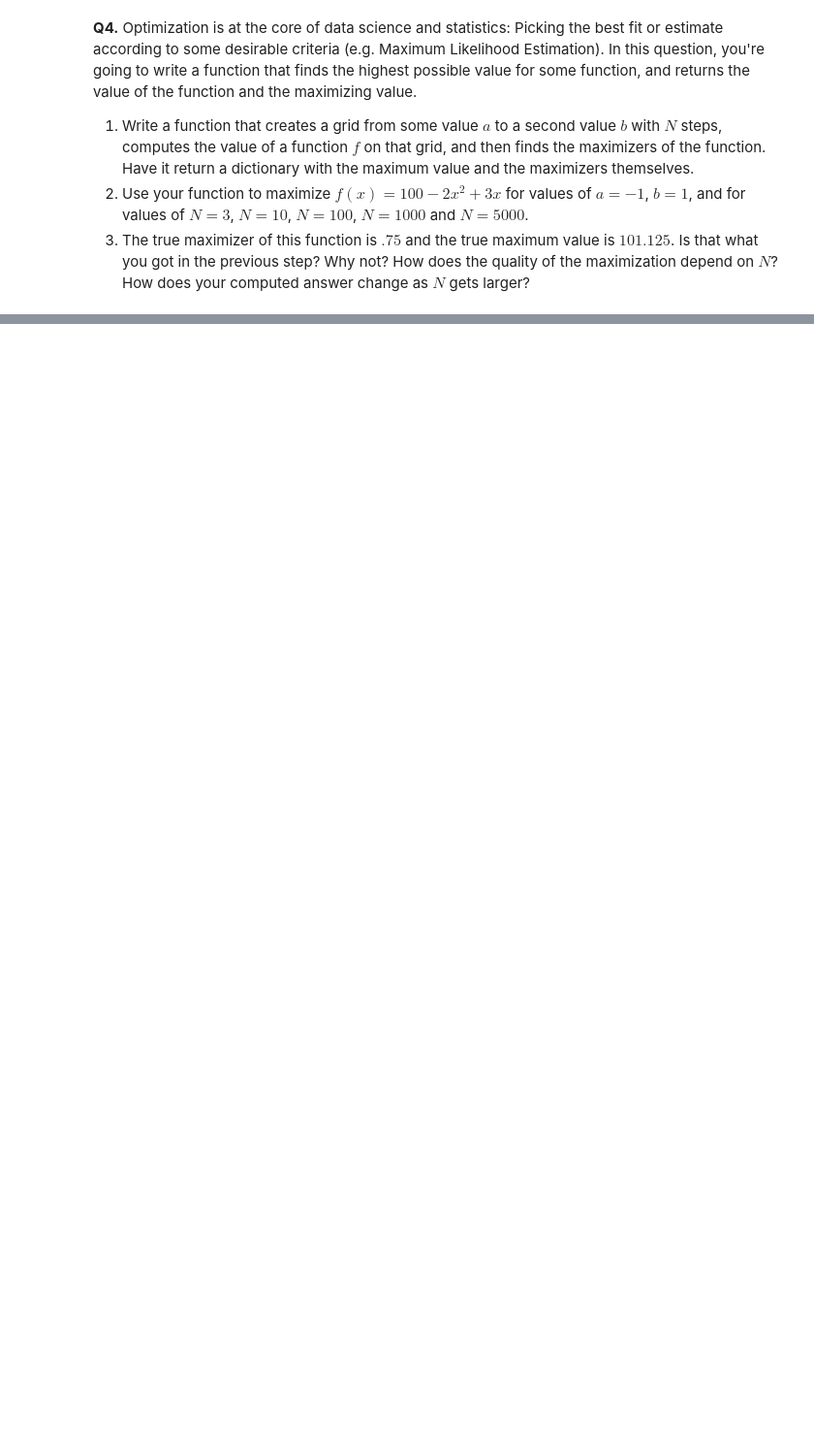
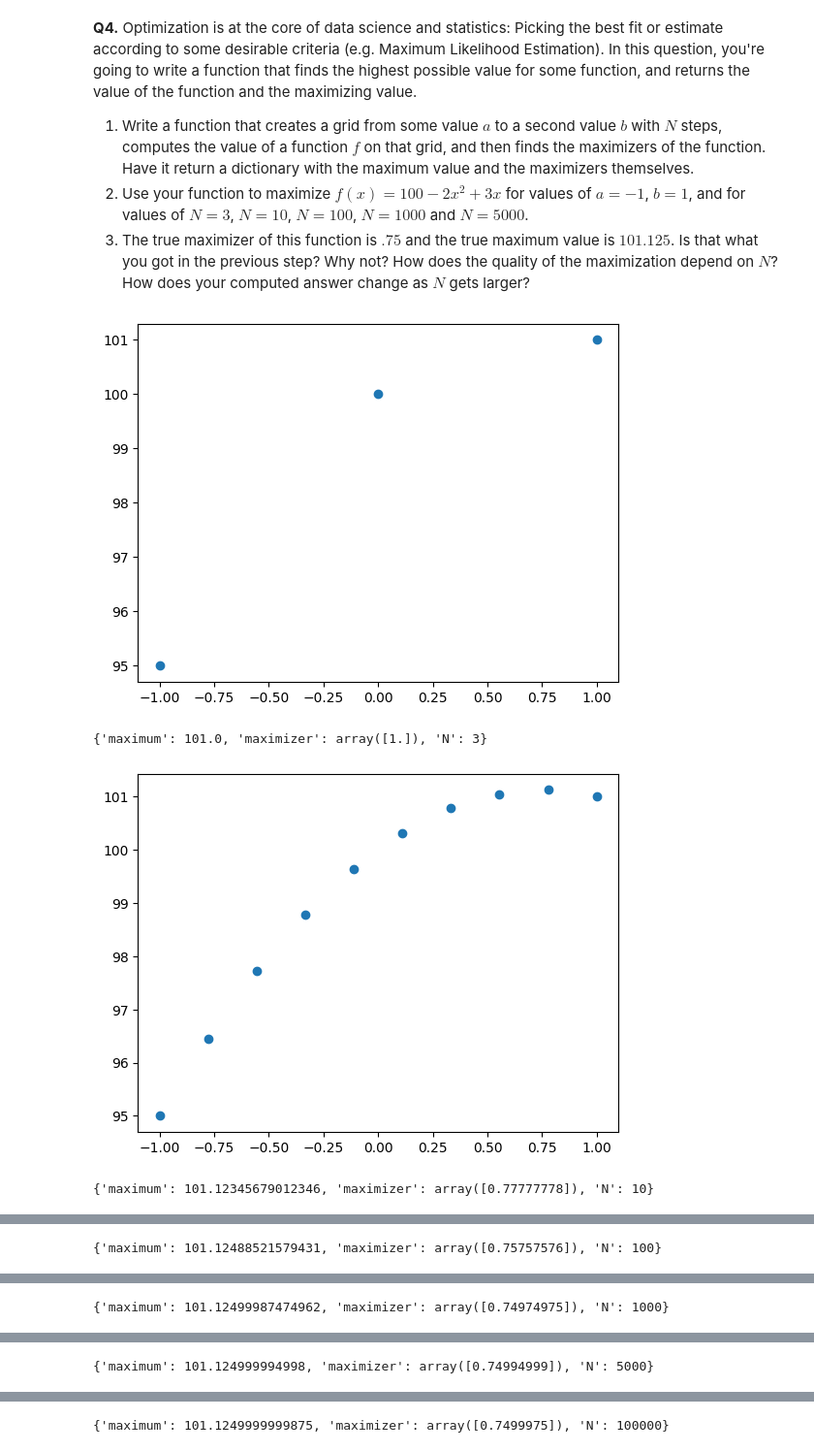
Before and after one commit to cann-emma/myfork-programming, a Jupyter notebook: assignment/assignment_programming.ipynb, the cells around one changed output, grey strips where cells are left out. Shown at 97% size. Drawn from its saved outputs; the diff is of its cells as text; code cells hidden in the pictures; blank space fills up the shorter version.

```diff
--- a/assignment/assignment_programming.ipynb
+++ b/assignment/assignment_programming.ipynb
@@ -233,3 +244,32 @@ def covariance(x, y):
 # %%
 import numpy as np
 import matplotlib.pyplot as plt
+
+def f(x):
+  y= 100- 2*x**2 + 3*x # define function
+  return y
+
+def maximizer(a, b, N, f, showplot= True):
+  a= -1
+  b= 1
+  x= np.linspace(a, b, N)
+  y= f(x)
+  if showplot== True:
+    plt.scatter(x, y) # Make scatter plot using function and an array of N evenly spaced values from -1 to 1
+    plt.show() # Show plot
+  maximum= max(y) # Get maximum of function y and store in variable maximum
+  max_index= np.where(maximum== y) # The max index is the condition where the maximum variable equals the maximum of function y.
+  maximizer= x[max_index] # Maximizer is the index of our even spaced value where the condition above is met
+  return{ 'maximum': maximum, 'maximizer': maximizer, 'N': N} # Output a dictionary for the maximum, maximizer, and N value
+
+print(maximizer(a, b, 3, f))
+print(maximizer(a, b, 10, f))
+print(maximizer(a, b, 100, f))
+print(maximizer(a, b, 1000, f))
+print(maximizer(a, b, 5000, f))
+print(maximizer(a, b, 100000, f))
+# %% [output]
+[figure, added]
+{'maximum': 101.0, 'maximizer': array([1.]), 'N': 3}
+[figure, added]
+{'maximum': 101.12345679012346, 'maximizer': array([0.77777778]), 'N': 10}
@@ -235,0 +277 @@ import matplotlib.pyplot as plt
+{'maximum': 101.12488521579431, 'maximizer': array([0.75757576]), 'N': 100}
@@ -235,0 +279 @@ import matplotlib.pyplot as plt
+{'maximum': 101.12499987474962, 'maximizer': array([0.74974975]), 'N': 1000}
@@ -235,0 +281 @@ import matplotlib.pyplot as plt
+{'maximum': 101.124999994998, 'maximizer': array([0.74994999]), 'N': 5000}
@@ -235,0 +283 @@ import matplotlib.pyplot as plt
+{'maximum': 101.1249999999875, 'maximizer': array([0.7499975]), 'N': 100000}
```
Also changed, not shown: parts of 12 cells of this notebook.
